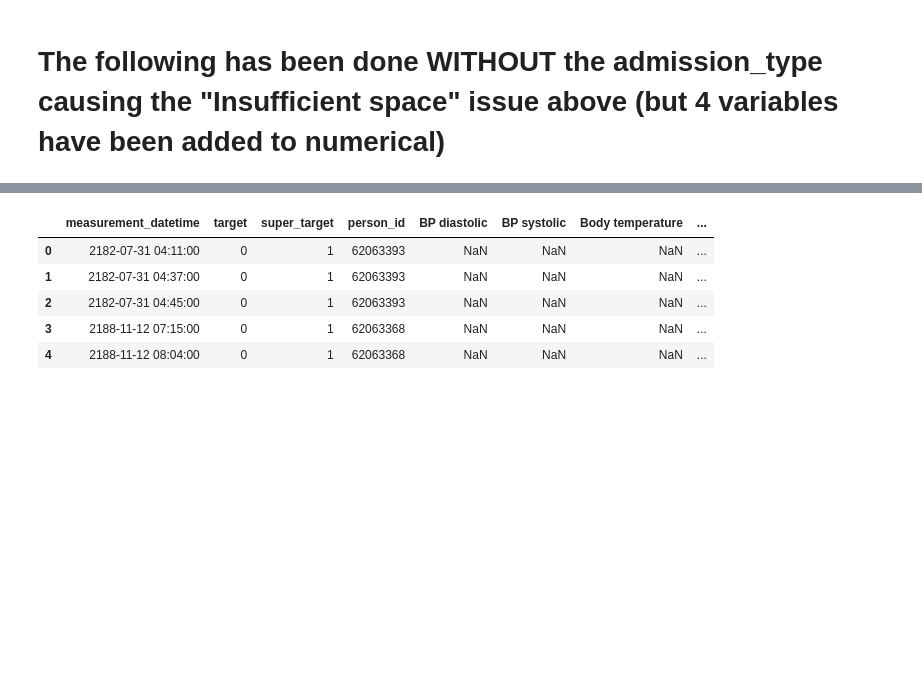
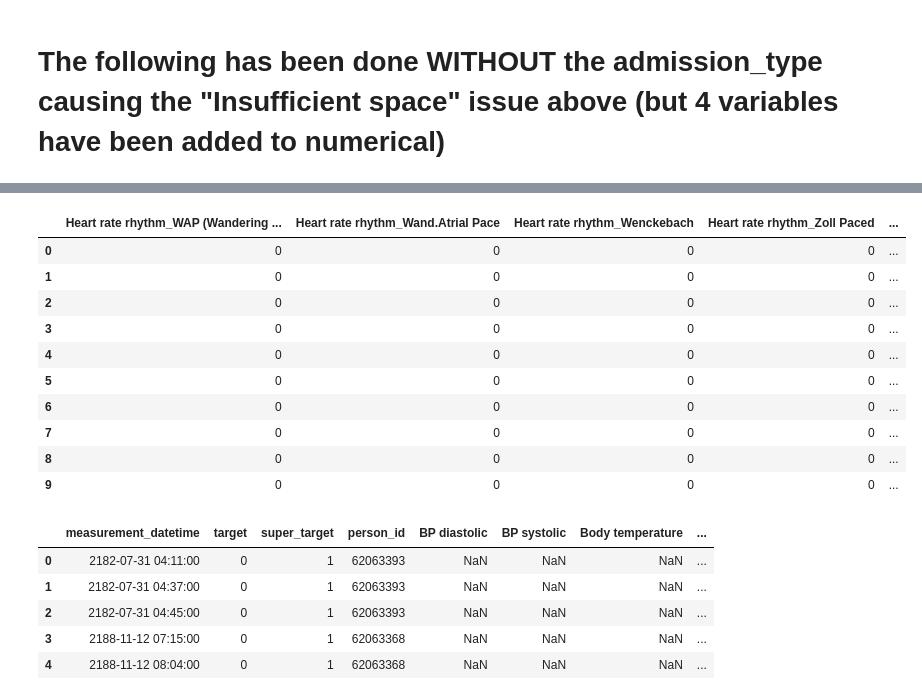
Before and after one commit to dataforgoodfr/batch4_diafoirus_fleming, a Jupyter notebook: omop_severity_scores/omop_saps_ii_draft.ipynb, the cells around one changed output, grey strips where cells are left out. Saved outputs shown, nothing was run; the diff lists cells and outputs as text; code cells hidden in the pictures; blank space fills up the shorter version.

```diff
--- a/omop_severity_scores/omop_saps_ii_draft.ipynb
+++ b/omop_severity_scores/omop_saps_ii_draft.ipynb
@@ -351,3 +370,18 @@ tmp = dataset.copy(deep=True)
+# %%
+tmp = dataset.copy(deep=True)
+tmp.iloc[:10,65:75]
+# %% [output]
+|  | Heart rate rhythm_WAP (Wandering ... | Heart rate rhythm_Wand.Atrial Pace | Heart rate rhythm_Wenckebach | Heart rate rhythm_Zoll Paced | ... |
+| 0 | 0 | 0 | 0 | 0 | ... |
+| 1 | 0 | 0 | 0 | 0 | ... |
+| 2 | 0 | 0 | 0 | 0 | ... |
+| 3 | 0 | 0 | 0 | 0 | ... |
+| 4 | 0 | 0 | 0 | 0 | ... |
+| 5 | 0 | 0 | 0 | 0 | ... |
+| 6 | 0 | 0 | 0 | 0 | ... |
+| 7 | 0 | 0 | 0 | 0 | ... |
+| 8 | 0 | 0 | 0 | 0 | ... |
+| 9 | 0 | 0 | 0 | 0 | ... |
 # %%
 dfBodyTempC = tmp['Body temperature'].copy()
 dfBodyTempC = pd.DataFrame([(tempF-32.0)/1.8 if tempF>65 else tempF for tempF in dfBodyTempC.values], index = tmp.index)
```
Also changed, not shown: parts of 4 cells of this notebook.
